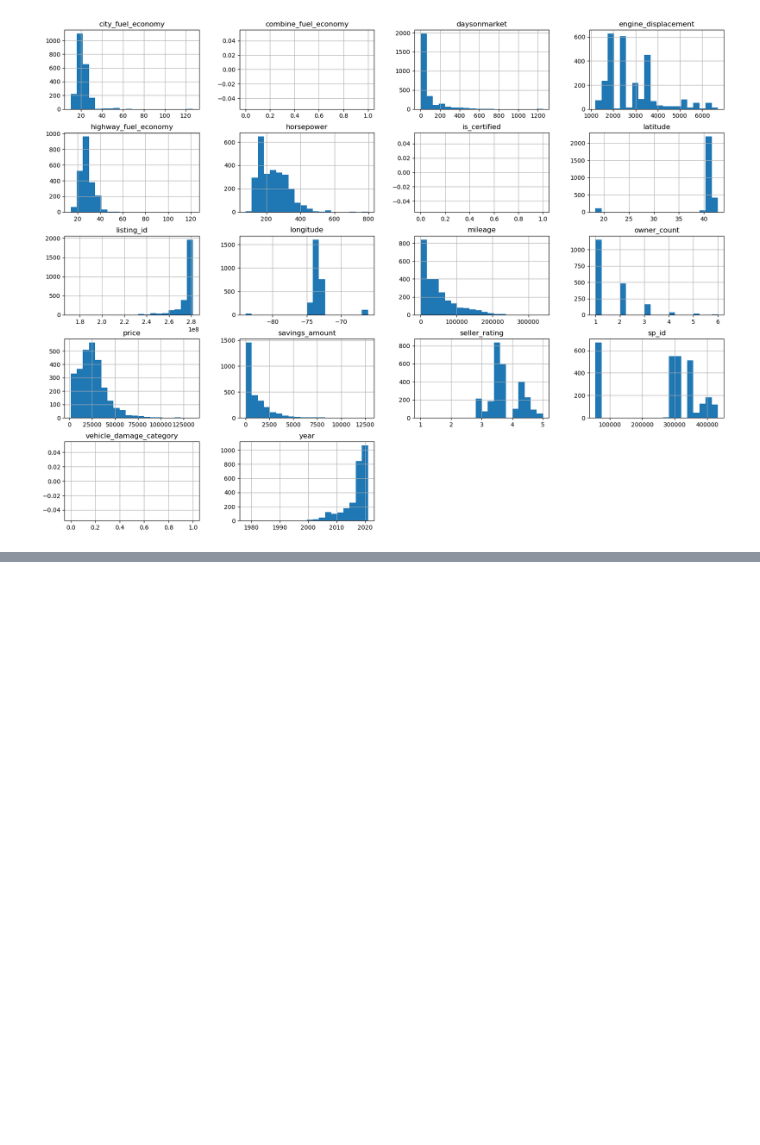
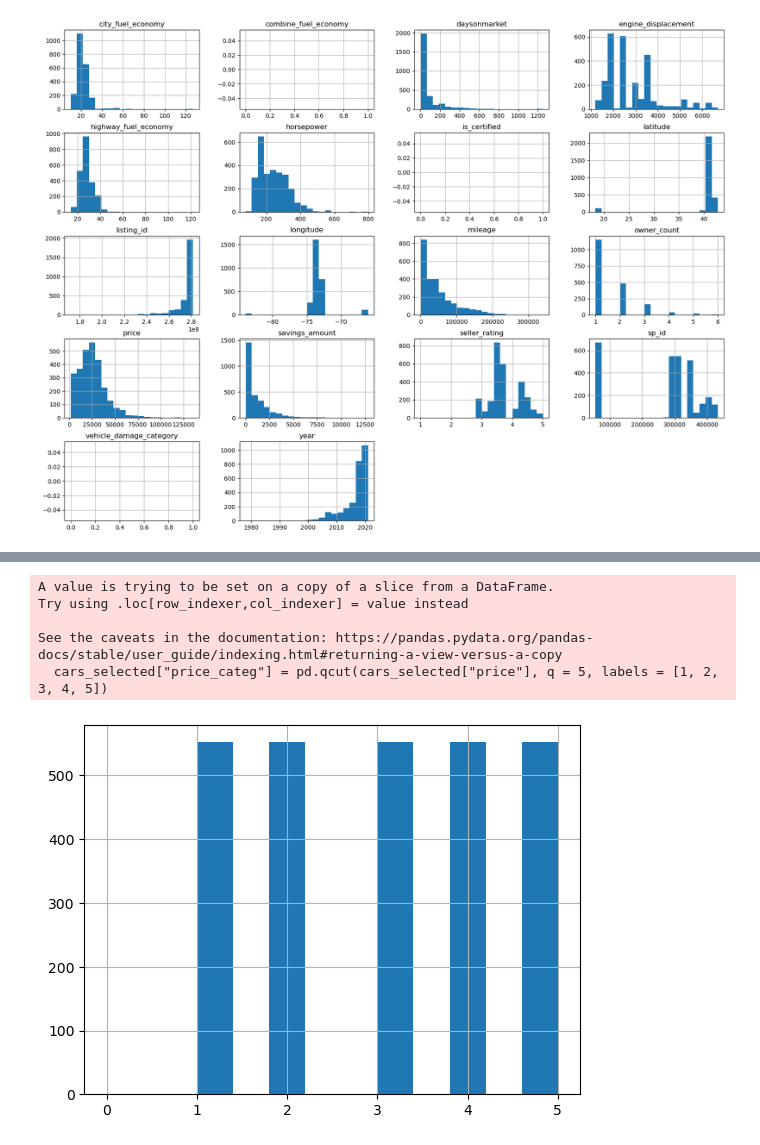
Before and after one commit to ekuginyte/Cars-Predictions-_PYTHON, a Jupyter notebook: Project-1.ipynb, the cells around one changed output, grey strips where cells are left out. Cells and saved outputs as stored; diff of their text form; code cells hidden in the pictures; blank space fills up the shorter version.

```diff
--- a/Project-1.ipynb
+++ b/Project-1.ipynb
@@ -246,0 +404,37 @@ cars.drop(columns_to_drop, axis=1, inplace=True)
+# %%
+################################################################################
+######################### TRAINING AND TEST SETS ###############################
+################################################################################
+
+# Check quantiles to then categorise the data in to 5 sections
+cat = cars_selected["price"].describe()
+
+# Create price_categ column to split the data into evenly distributed
+#   training and testing sets
+# Split the data by "price" column into normally distributed 5 bins
+cars_selected["price_categ"] = pd.qcut(cars_selected["price"], q = 5, labels = [1, 2, 3, 4, 5])
+
+# Plot the category values in a histogram to check if it makes sense
+cars_selected["price_categ"].hist()
+
+# Split the training and the testing sets
+split = StratifiedShuffleSplit(n_splits = 1, test_size = 0.2, random_state = 7) # 7 being the lucky number
+for train_index, test_index in split.split(cars_selected, cars_selected["price_categ"]):
+    strat_train_set = cars_selected.reset_index().loc[train_index]
+    strat_test_set = cars_selected.reset_index().loc[test_index]
+
+# Check if the categorical split makes sense
+price_distribution = strat_test_set["price"].value_counts() / len(strat_test_set)
+# Plot the histogram of the price distribution
+price_distribution.hist()
+
+# Drop the category column as it should not predict anything in the model
+for set_ in (strat_train_set, strat_test_set):
+    set_.drop("price_categ", axis = 1, inplace = True)
+# %% [output]
+A value is trying to be set on a copy of a slice from a DataFrame.
+Try using .loc[row_indexer,col_indexer] = value instead
+
+See the caveats in the documentation: https://pandas.pydata.org/pandas-docs/stable/user_guide/indexing.html#returning-a-view-versus-a-copy
+  cars_selected["price_categ"] = pd.qcut(cars_selected["price"], q = 5, labels = [1, 2, 3, 4, 5])
+[figure, added]
```
Also changed, not shown: parts of 15 cells of this notebook, 2 other files.
